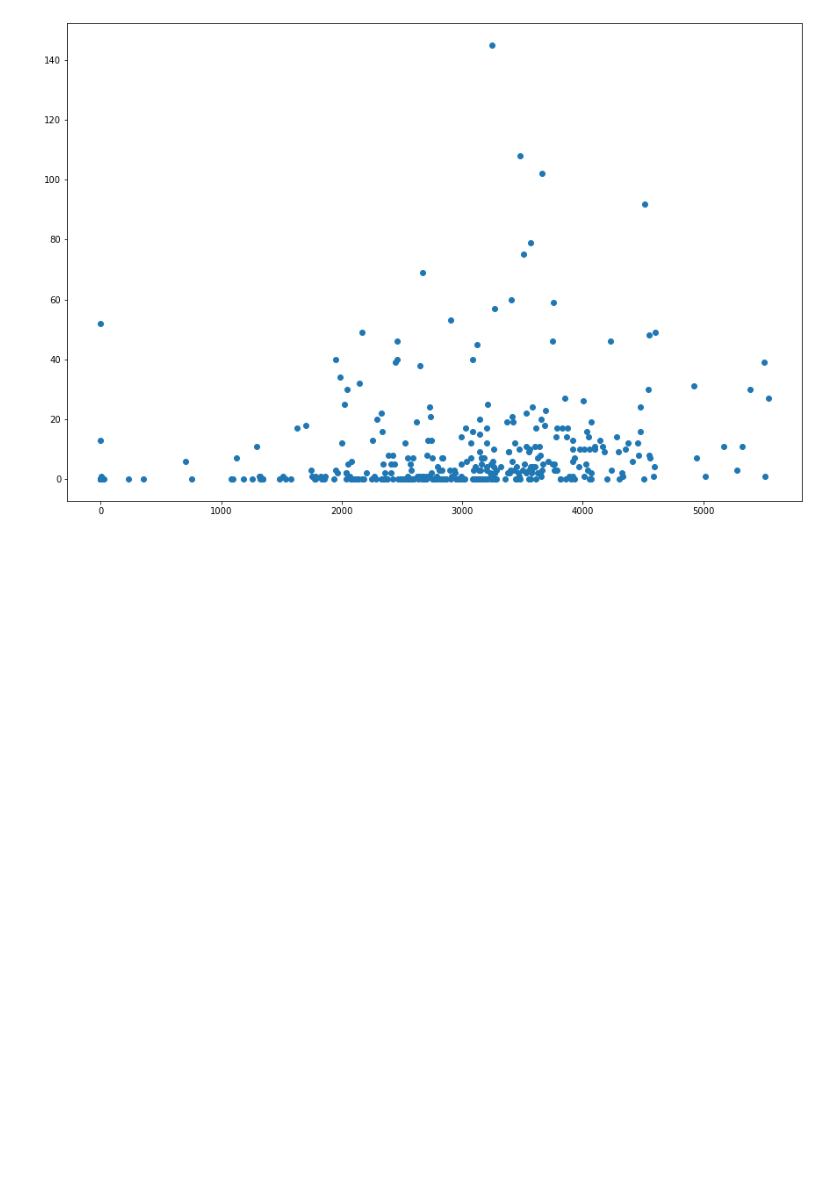
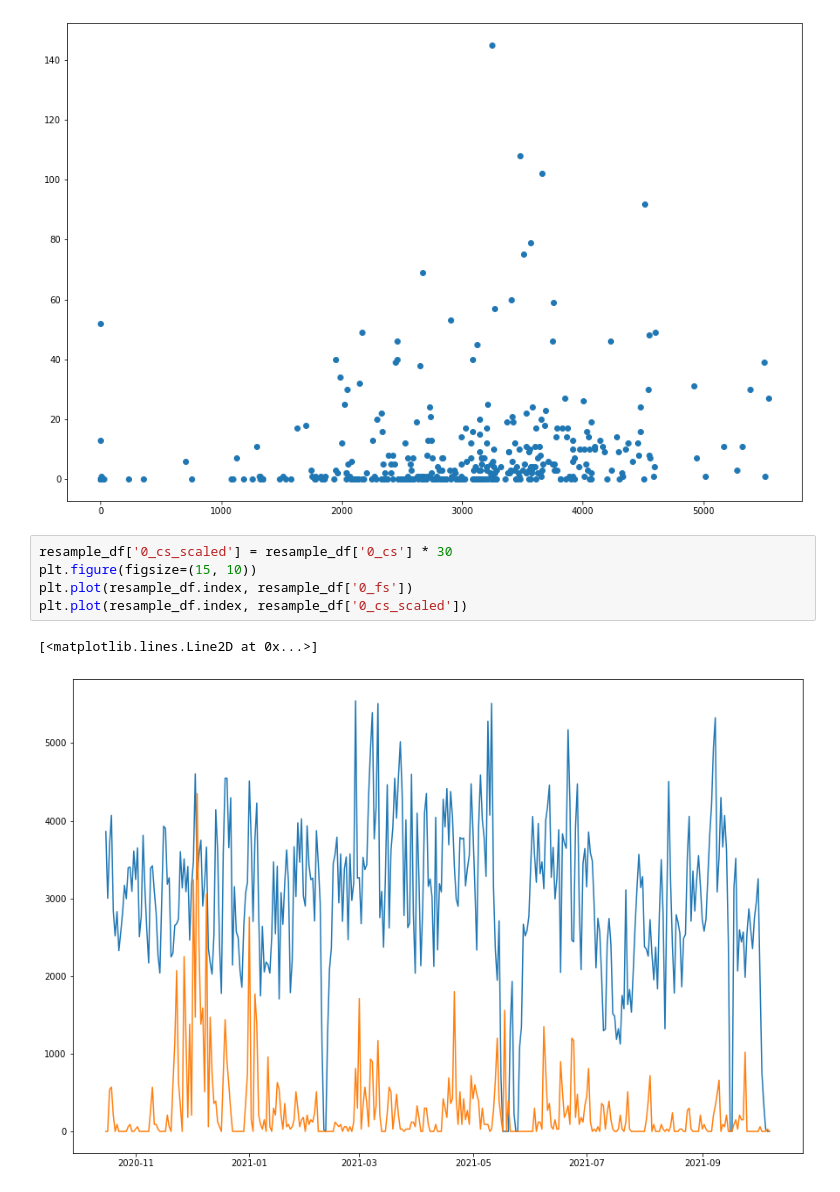
Before and after one commit to VahidehRasekhi/accre-sour_patch, a Jupyter notebook: notebooks/03_processes_error.ipynb, the cells around one changed output. Saved outputs shown, nothing was run; the diff lists cells and outputs as text; blank space fills up the shorter version.

```diff
--- a/notebooks/03_processes_error.ipynb
+++ b/notebooks/03_processes_error.ipynb
@@ -63,3 +63,11 @@ plt.scatter(resample_df['0_fs'], resample_df['0_cs'])
 # %% [output]
 <matplotlib.collections.PathCollection at 0x...>
 [figure]
+# %%
+resample_df['0_cs_scaled'] = resample_df['0_cs'] * 30
+plt.figure(figsize=(15, 10))
+plt.plot(resample_df.index, resample_df['0_fs'])
+plt.plot(resample_df.index, resample_df['0_cs_scaled'])
+# %% [output]
+[<matplotlib.lines.Line2D at 0x...>]
+[figure, added]
```
Also changed, not shown: 1 other file.
